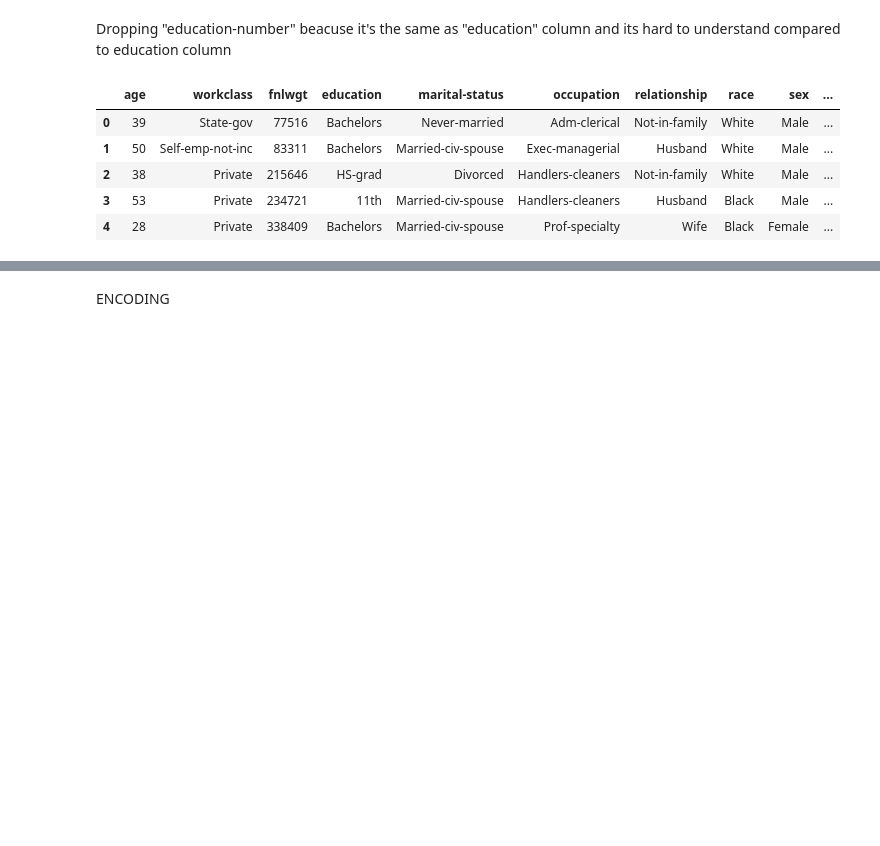
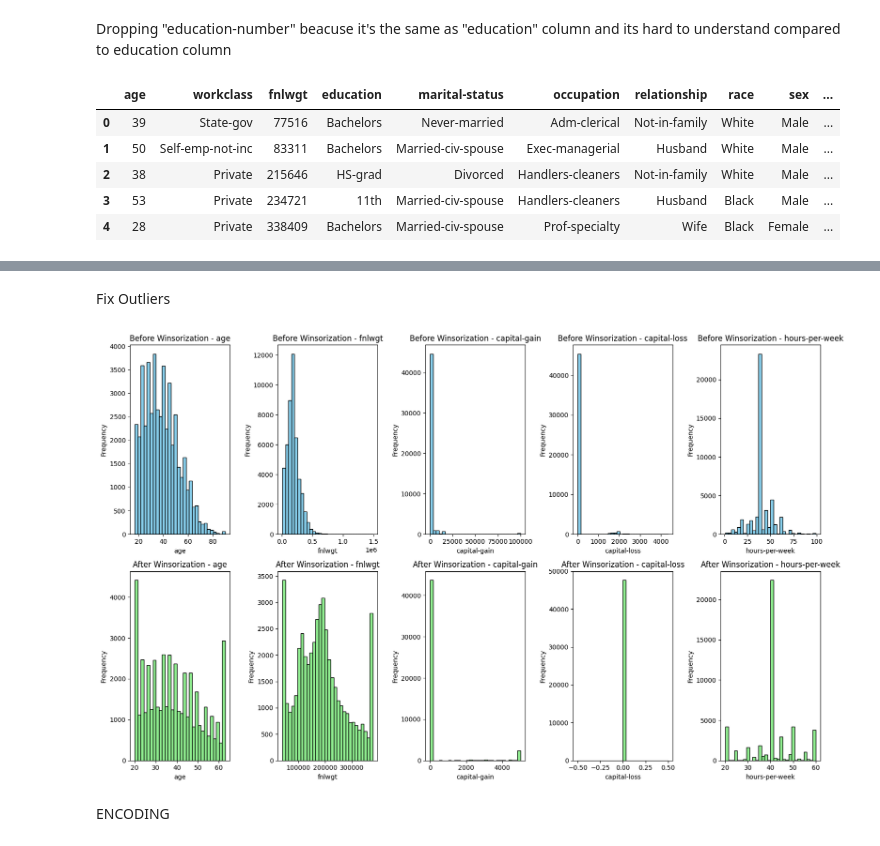
Before and after one commit to GACS2002/Income_Prediction, a Jupyter notebook: preprocessing.ipynb, the cells around one changed output, grey strips where cells are left out. Saved outputs shown, nothing was run; the diff lists cells and outputs as text; code cells hidden in the pictures; blank space fills up the shorter version.

```diff
--- a/preprocessing.ipynb
+++ b/preprocessing.ipynb
@@ -400,0 +497,48 @@ df.to_csv("Data\cleaned_dataset.csv")
+# %% [markdown]
+Fix Outliers
+# %%
+import pandas as pd
+from scipy.stats.mstats import winsorize
+
+# Define the threshold values (e.g., 5th and 95th percentiles)
+lower_threshold = df[num_columns].quantile(0.05)
+upper_threshold = df[num_columns].quantile(0.95)
+
+# Create a copy of the DataFrame
+df_winsorized = df.copy()
+
+# Winsorize the data
+for col in num_columns:
+    df_winsorized[col] = winsorize(df_winsorized[col], limits=(0.05, 0.05))
+
+df_winsorized[num_columns] = df_winsorized[num_columns].clip(lower=lower_threshold, upper=upper_threshold, axis=1)
+# %%
+import matplotlib.pyplot as plt
+
+# Define a function to plot histograms for each numerical column
+def plot_histograms_before_after(df_before,df_after, num_columns):
+    plt.figure(figsize=(16, 10))
+
+    # Plot histograms before winsorization
+    for i, col in enumerate(num_columns, start=1):
+        plt.subplot(2, len(num_columns), i)
+        plt.hist(df_before[col], bins=30, color='skyblue', edgecolor='black')
+        plt.title(f'Before Winsorization - {col}')
+        plt.xlabel(col)
+        plt.ylabel('Frequency')
+
+    # Plot histograms after winsorization
+    for i, col in enumerate(num_columns, start=len(num_columns) + 1):
+        plt.subplot(2, len(num_columns), i)
+        plt.hist(df_after[col], bins=30, color='lightgreen', edgecolor='black')
+        plt.title(f'After Winsorization - {col}')
+        plt.xlabel(col)
+        plt.ylabel('Frequency')
+
+    plt.tight_layout()
+    plt.show()
+
+# Call the function to plot histograms before and after winsorization
+plot_histograms_before_after(df,df_winsorized, num_columns)
+# %% [output]
+[figure, added]
```
Also changed, not shown: parts of 33 cells of this notebook, 11 other files.
